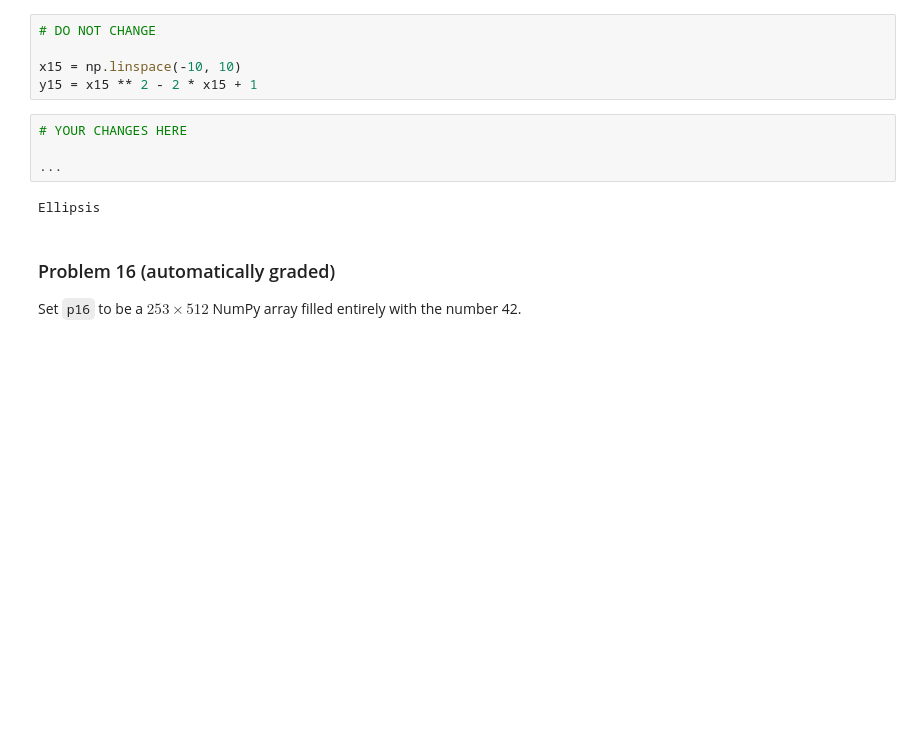
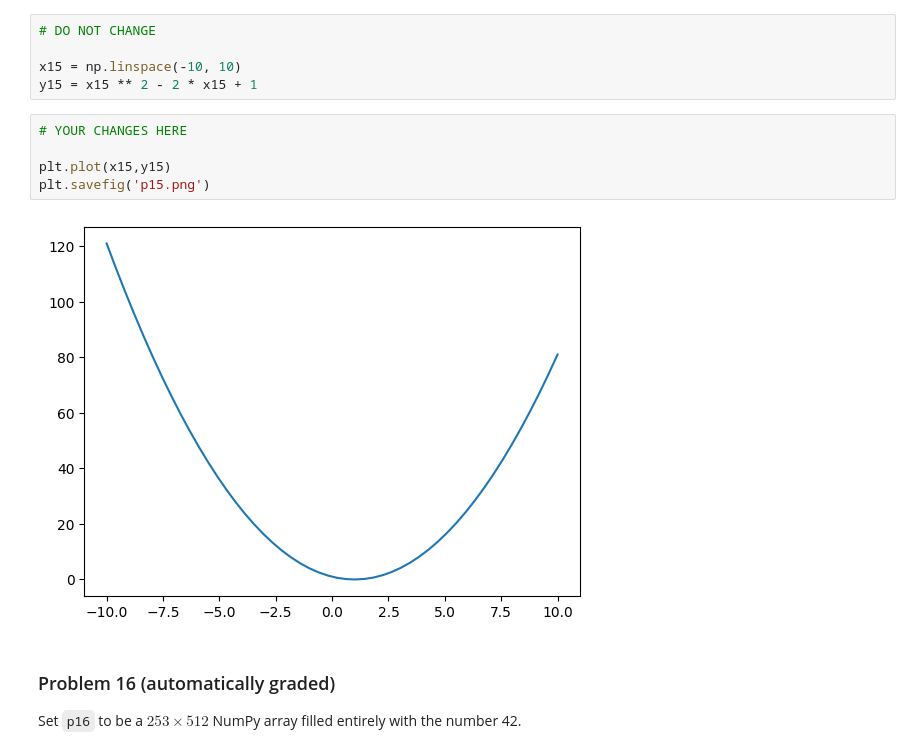
Before and after one commit to dho053-bu/dx602-homework-10, a Jupyter notebook: homework.ipynb, the cells around one changed output. Saved outputs shown, nothing was run; the diff lists cells and outputs as text; blank space fills up the shorter version.

```diff
--- a/homework.ipynb
+++ b/homework.ipynb
@@ -316,9 +323,10 @@ y15 = x15 ** 2 - 2 * x15 + 1
 # %%
 # YOUR CHANGES HERE
 
-...
+plt.plot(x15,y15)
+plt.savefig('p15.png')
 # %% [output]
-Ellipsis
+[figure, added]
 # %% [markdown]
 ### Problem 16 (automatically graded)
 
```
Also changed, not shown: parts of 5 cells of this notebook, 1 other file.
